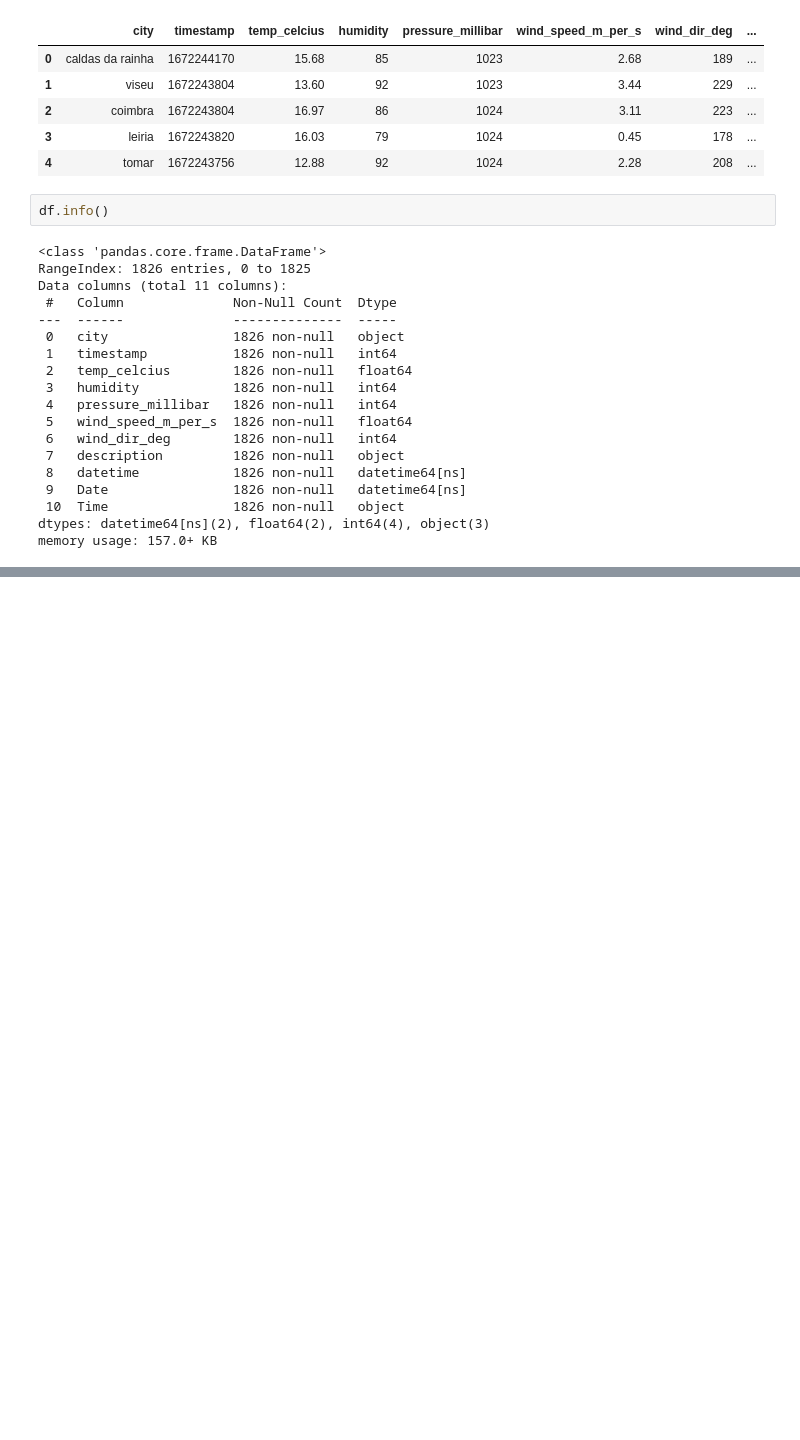
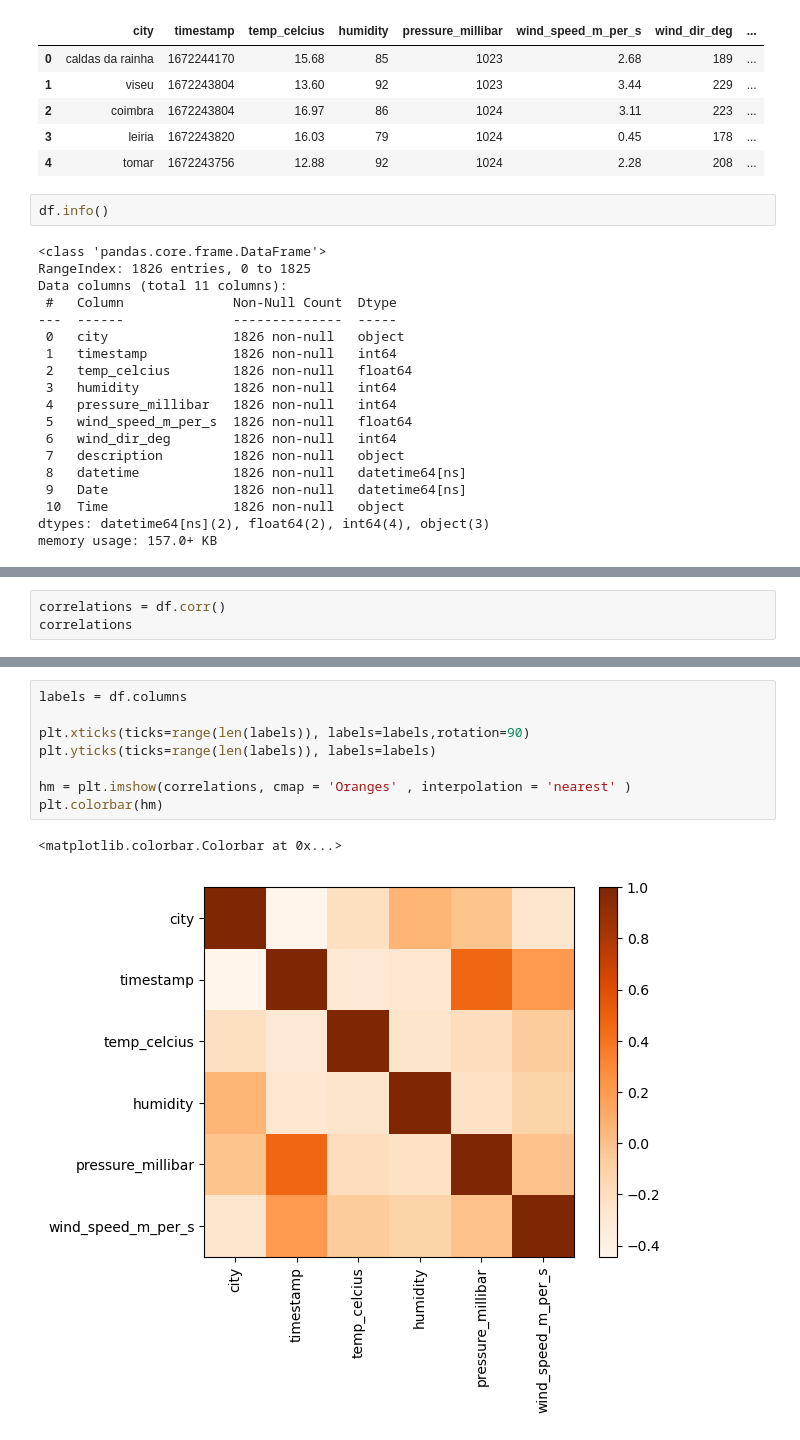
Before and after one commit to PaivaX/Big_data_IPT, a Jupyter notebook: project1.ipynb, the cells around one changed output, grey strips where cells are left out. Cells and saved outputs as stored; diff of their text form; blank space fills up the shorter version.

```diff
--- a/project1.ipynb
+++ b/project1.ipynb
@@ -329,0 +429,3 @@ plt.show()
+# %%
+correlations = df.corr()
+correlations
@@ -329,0 +440,11 @@ plt.show()
+# %%
+labels = df.columns
+
+plt.xticks(ticks=range(len(labels)), labels=labels,rotation=90)
+plt.yticks(ticks=range(len(labels)), labels=labels)
+
+hm = plt.imshow(correlations, cmap = 'Oranges' , interpolation = 'nearest' )
+plt.colorbar(hm)
+# %% [output]
+<matplotlib.colorbar.Colorbar at 0x...>
+[figure, added]
```
Also changed, not shown: parts of 26 cells of this notebook.
